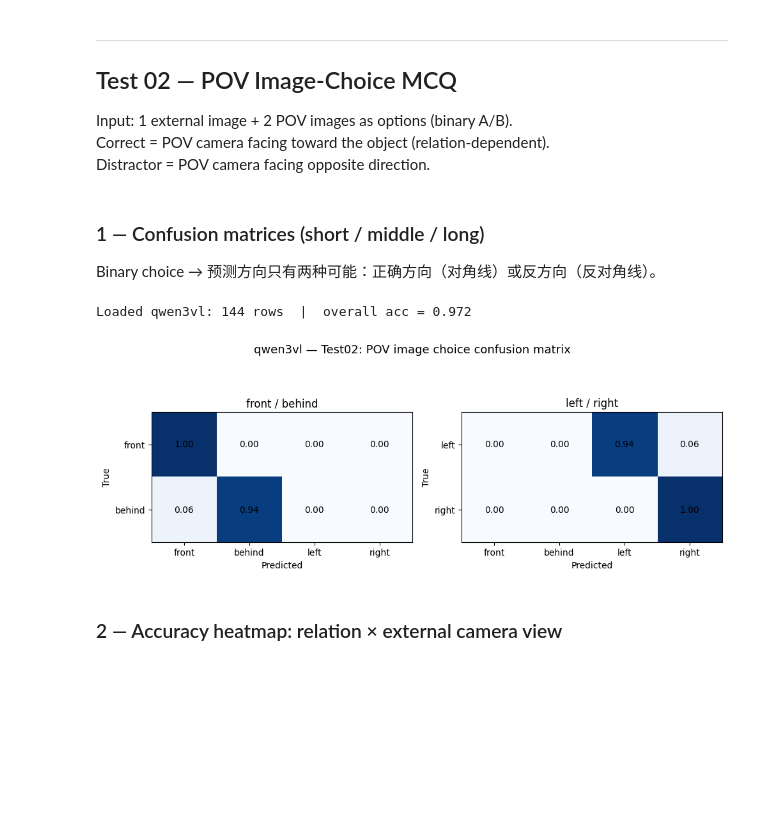
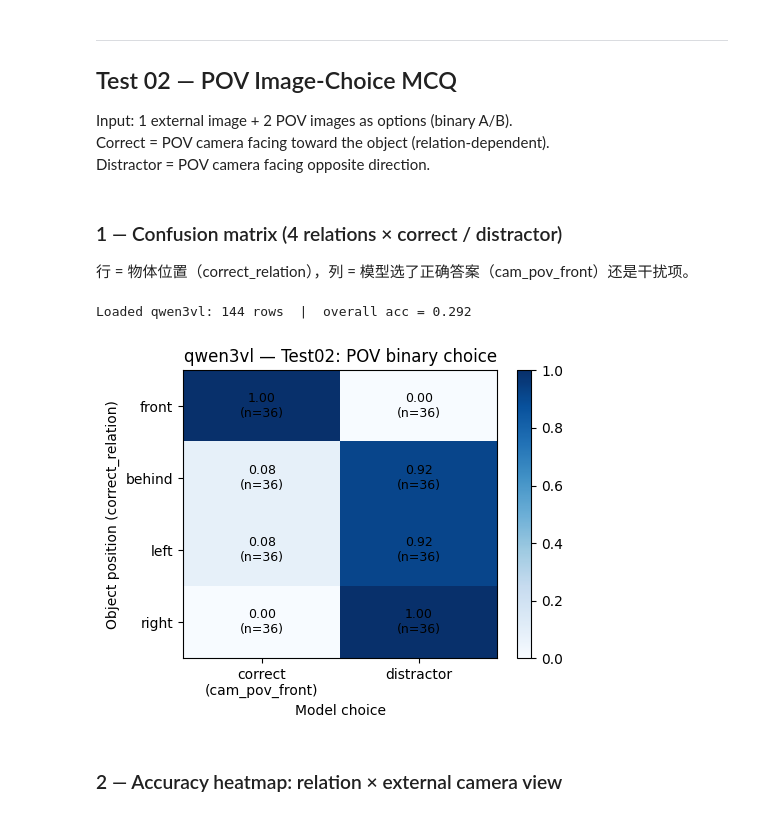
Before and after one commit to zhiying318/Parcours_recherche_server_sync, a Jupyter notebook: comfort_eval_tests/eval_analyse.ipynb, the cells around one changed output. Saved outputs shown, nothing was run; the diff lists cells and outputs as text; code cells hidden in the pictures; blank space fills up the shorter version.

Commit message:
test02fix, test03 add

```diff
--- a/comfort_eval_tests/eval_analyse.ipynb
+++ b/comfort_eval_tests/eval_analyse.ipynb
@@ -162,7 +219,7 @@ for model in models01:
     dfs = {}
 
     for length in lengths:
-        csv_path = os.path.join(TEST01_DIR, f"pair_mcq_{length}_{model}.csv")
+        csv_path = os.path.join(TEST01_DIR, f"pair_mcq_{length}_{model}_with'aligned'.csv")
         if not os.path.exists(csv_path):
             print(f"  Missing: {csv_path}")
             continue
@@ -195,7 +252,7 @@ for model in models01:
 
     axes[0][0].set_ylabel("True: front/behind", fontsize=11)
     axes[1][0].set_ylabel("True: left/right", fontsize=11)
-    fig.suptitle(f"{model} — Test01: aligned-first pair MCQ", fontsize=14)
+    fig.suptitle(f"{model} — Test01: aligned-first pair MCQ, prompt with aligned perspective indication", fontsize=14)
     plt.tight_layout()
     plt.show()
 # %% [output]
@@ -280,32 +337,55 @@ Distractor = POV camera facing opposite direction.
 TEST02_DIR = "./test02_pov/results"
 models02   = ["qwen3vl"]  # ← add more models here as results arrive
 # %% [markdown]
-### 1 — Confusion matrices (short / middle / long)
+### 1 — Confusion matrix (4 relations × correct / distractor)
 
-Binary choice → 预测方向只有两种可能：正确方向（对角线）或反方向（反对角线）。
+行 = 物体位置（correct_relation），列 = 模型选了正确答案（cam_pov_front）还是干扰项。
 # %%
 all_dfs_02 = {}
 
 for model in models02:
     csv_path = os.path.join(TEST02_DIR, f"pov_{model}.csv")
     if not os.path.exists(csv_path):
         print(f"Missing: {csv_path}")
         continue
     df = load_and_prepare_pov(csv_path)
     all_dfs_02[model] = df
     acc = df["is_correct"].mean()
     print(f"Loaded {model}: {len(df)} rows  |  overall acc = {acc:.3f}")
 
-    # 1×2: front/behind | left/right
-    fig, axes = plt.subplots(1, 2, figsize=(10, 4))
-    plot_confusion_on_ax(df, axes[0], title="front / behind", true_labels=TRUE_LABEL_GROUPS["front_behind"])
-    plot_confusion_on_ax(df, axes[1], title="left / right",   true_labels=TRUE_LABEL_GROUPS["left_right"])
-    fig.suptitle(f"{model} — Test02: POV image choice confusion matrix", fontsize=13)
+    # 4x2 confusion matrix: rows = relation, cols = correct / distractor
+    mat = np.zeros((len(RELATIONS), 2))
+    for i, rel in enumerate(RELATIONS):
+        sub = df[df["correct_relation"] == rel]
+        if len(sub) == 0:
+            continue
+        mat[i, 0] = sub["is_correct"].mean()       # chose cam_pov_front (correct)
+        mat[i, 1] = 1 - sub["is_correct"].mean()   # chose distractor
+
+    annot = []
+    for i, rel in enumerate(RELATIONS):
+        sub = df[df["correct_relation"] == rel]
+        n = len(sub)
+        annot.append([f"{mat[i,0]:.2f}\n(n={n})", f"{mat[i,1]:.2f}\n(n={n})"])
+
+    fig, ax = plt.subplots(figsize=(5, 4))
+    im = ax.imshow(mat, cmap="Blues", vmin=0, vmax=1, aspect="auto")
+    ax.set_xticks([0, 1])
+    ax.set_xticklabels(["correct\n(cam_pov_front)", "distractor"])
+    ax.set_yticks(range(len(RELATIONS)))
+    ax.set_yticklabels(RELATIONS)
+    for i in range(len(RELATIONS)):
+        for j in range(2):
+            ax.text(j, i, annot[i][j], ha="center", va="center", fontsize=9)
+    plt.colorbar(im, ax=ax)
+    ax.set_title(f"{model} — Test02: POV binary choice")
+    ax.set_xlabel("Model choice")
+    ax.set_ylabel("Object position (correct_relation)")
     plt.tight_layout()
     plt.show()
 # %% [output]
-Loaded qwen3vl: 144 rows  |  overall acc = 0.972
+Loaded qwen3vl: 144 rows  |  overall acc = 0.292
-[figure, old version]
+[figure, new version]
 # %% [markdown]
 ### 2 — Accuracy heatmap: relation × external camera view
 # %%
```
Also changed, not shown: parts of 9 cells of this notebook, 21 other files.
